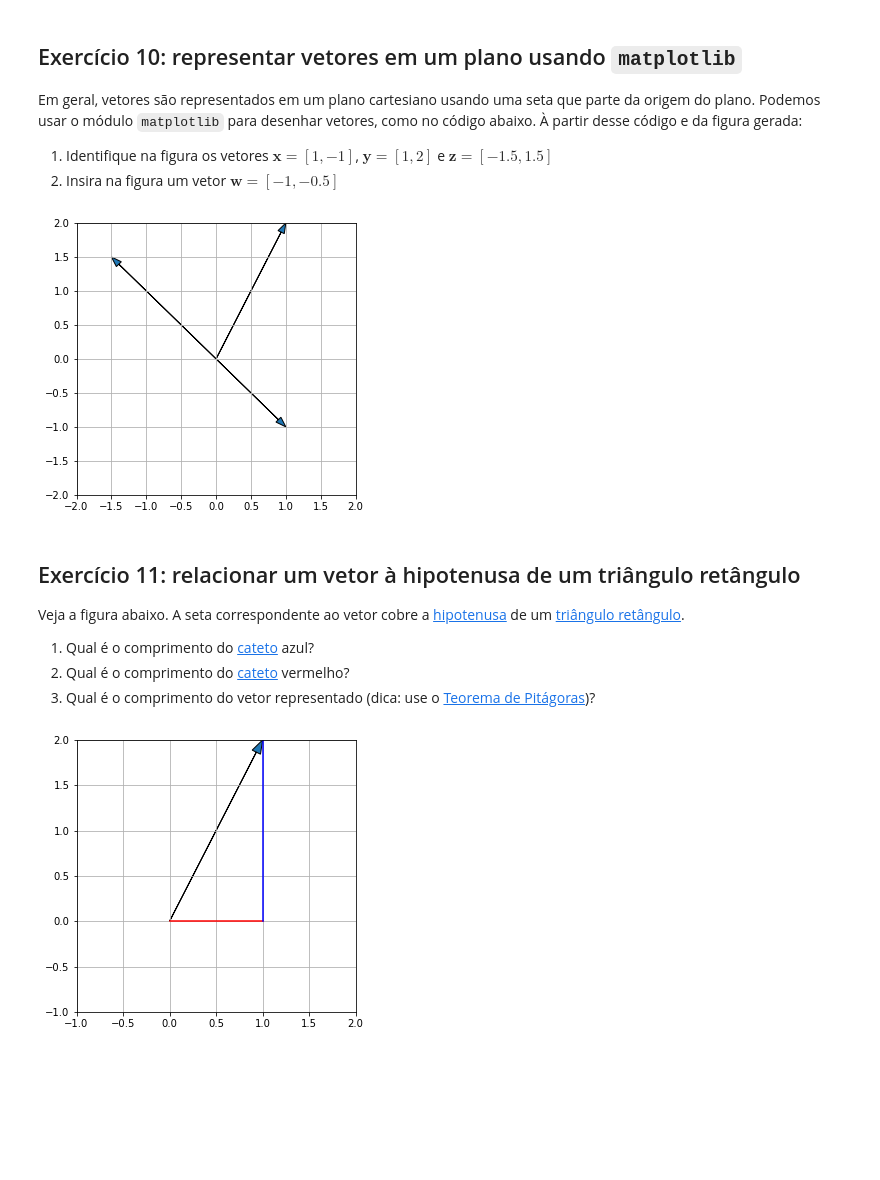
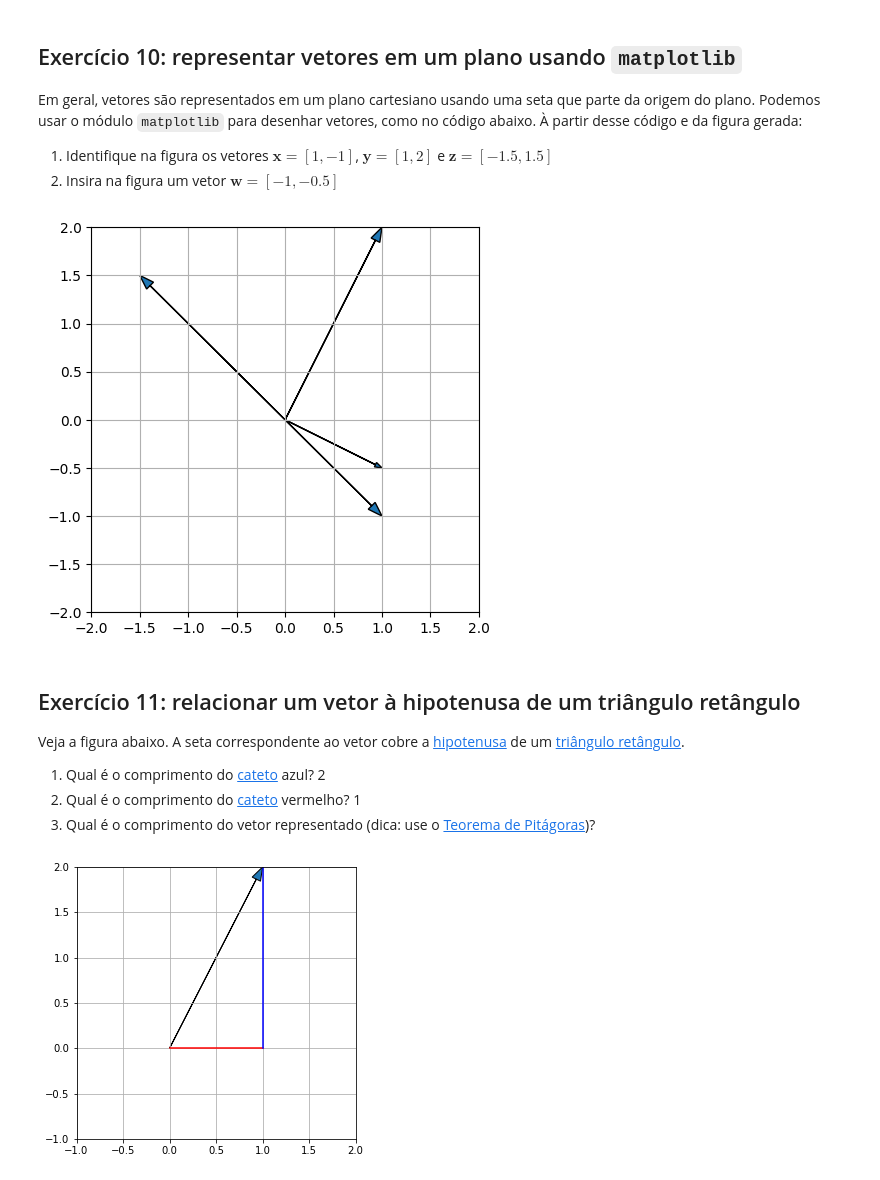
Before and after one commit to mfstabile/AlgLin24-1, a Jupyter notebook: Aula1/01-vetores.ipynb, the cells around one changed output. Drawn from its saved outputs; the diff is of its cells as text; code cells hidden in the pictures; blank space fills up the shorter version.

```diff
--- a/Aula1/01-vetores.ipynb
+++ b/Aula1/01-vetores.ipynb
@@ -301,21 +322,22 @@ Em geral, vetores são representados em um plano cartesiano usando uma seta que
 # %%
 plt.figure(figsize=(5,5))
 plt.arrow(0,0,1,2,length_includes_head=True,head_width=0.1,)
 plt.arrow(0,0,-1.5,1.5,length_includes_head=True,head_width=0.1)
 plt.arrow(0,0,1,-1,length_includes_head=True,head_width=0.1)
+plt.arrow(0,0,1,-0.5,length_includes_head=True,head_width=0.05)
 plt.xlim([-2,2])
 plt.ylim([-2,2])
 plt.grid()
 plt.show()
 # %% [output]
-[figure, old version]
+[figure, new version]
 # %% [markdown]
 ## Exercício 11: relacionar um vetor à hipotenusa de um triângulo retângulo
 
 Veja a figura abaixo. A seta correspondente ao vetor cobre a [hipotenusa](https://pt.wikipedia.org/wiki/Hipotenusa) de um [triângulo retângulo](https://pt.wikipedia.org/wiki/Tri%C3%A2ngulo_ret%C3%A2ngulo).
 
-1. Qual é o comprimento do [cateto](https://pt.wikipedia.org/wiki/Cateto) azul?
-2. Qual é o comprimento do [cateto](https://pt.wikipedia.org/wiki/Cateto) vermelho?
+1. Qual é o comprimento do [cateto](https://pt.wikipedia.org/wiki/Cateto) azul? 2
+2. Qual é o comprimento do [cateto](https://pt.wikipedia.org/wiki/Cateto) vermelho? 1
 3. Qual é o comprimento do vetor representado (dica: use o [Teorema de Pitágoras](https://www.mathsisfun.com/geometry/pythagorean-theorem-proof.html))?
 # %%
 plt.figure(figsize=(5,5))
```
Also changed, not shown: parts of 21 cells of this notebook, 1 other file.
